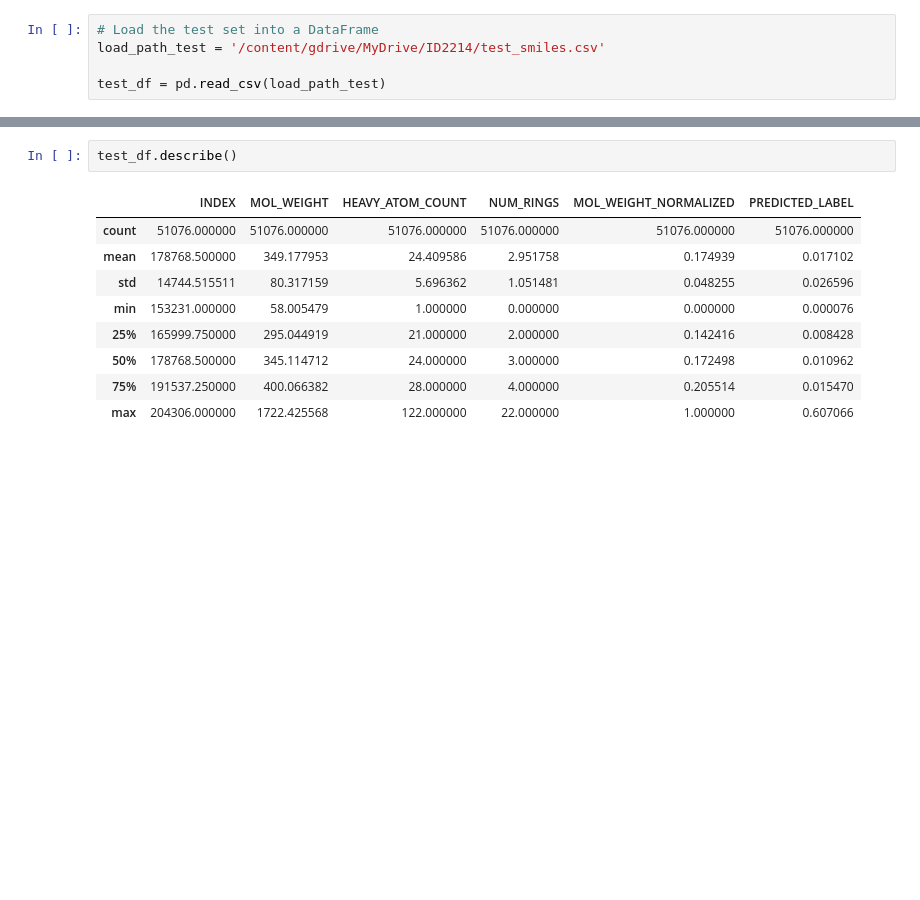
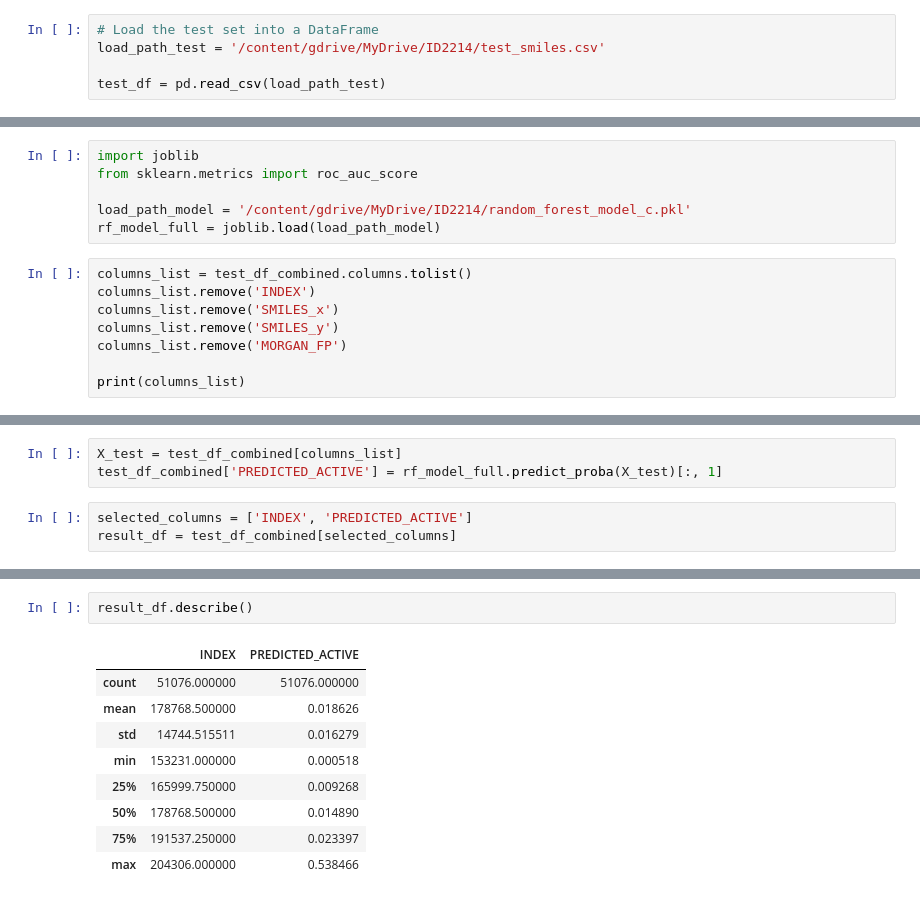
Before and after one commit to dengty1998/Programming-for-DS, a Jupyter notebook: Final_project/Project.ipynb, the cells around one changed output, grey strips where cells are left out. Saved outputs shown, nothing was run; the diff lists cells and outputs as text; blank space fills up the shorter version.

```diff
--- a/Final_project/Project.ipynb
+++ b/Final_project/Project.ipynb
@@ -396,0 +1331,14 @@ test_df
+# %%
+import joblib
+from sklearn.metrics import roc_auc_score
+
+load_path_model = '/content/gdrive/MyDrive/ID2214/random_forest_model_c.pkl'
+rf_model_full = joblib.load(load_path_model)
+# %%
+columns_list = test_df_combined.columns.tolist()
+columns_list.remove('INDEX')
+columns_list.remove('SMILES_x')
+columns_list.remove('SMILES_y')
+columns_list.remove('MORGAN_FP')
+
+print(columns_list)
@@ -396,0 +1347,6 @@ test_df
+# %%
+X_test = test_df_combined[columns_list]
+test_df_combined['PREDICTED_ACTIVE'] = rf_model_full.predict_proba(X_test)[:, 1]
+# %%
+selected_columns = ['INDEX', 'PREDICTED_ACTIVE']
+result_df = test_df_combined[selected_columns]
@@ -397,12 +1381,12 @@ test_df
 # %%
-test_df.describe()
+result_df.describe()
 # %% [output]
-|  | INDEX | MOL_WEIGHT | HEAVY_ATOM_COUNT | NUM_RINGS | MOL_WEIGHT_NORMALIZED | PREDICTED_LABEL |
-| count | 51076.000000 | 51076.000000 | 51076.000000 | 51076.000000 | 51076.000000 | 51076.000000 |
-| mean | 178768.500000 | 349.177953 | 24.409586 | 2.951758 | 0.174939 | 0.017102 |
-| std | 14744.515511 | 80.317159 | 5.696362 | 1.051481 | 0.048255 | 0.026596 |
-| min | 153231.000000 | 58.005479 | 1.000000 | 0.000000 | 0.000000 | 0.000076 |
-| 25% | 165999.750000 | 295.044919 | 21.000000 | 2.000000 | 0.142416 | 0.008428 |
-| 50% | 178768.500000 | 345.114712 | 24.000000 | 3.000000 | 0.172498 | 0.010962 |
-| 75% | 191537.250000 | 400.066382 | 28.000000 | 4.000000 | 0.205514 | 0.015470 |
-| max | 204306.000000 | 1722.425568 | 122.000000 | 22.000000 | 1.000000 | 0.607066 |
+|  | INDEX | PREDICTED_ACTIVE |
+| count | 51076.000000 | 51076.000000 |
+| mean | 178768.500000 | 0.018626 |
+| std | 14744.515511 | 0.016279 |
+| min | 153231.000000 | 0.000518 |
+| 25% | 165999.750000 | 0.009268 |
+| 50% | 178768.500000 | 0.014890 |
+| 75% | 191537.250000 | 0.023397 |
+| max | 204306.000000 | 0.538466 |
```
Also changed, not shown: parts of 126 cells of this notebook.
